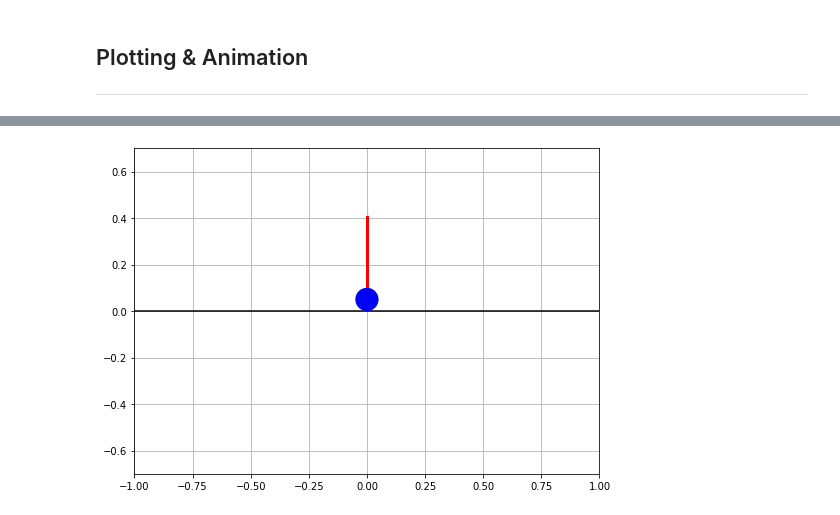
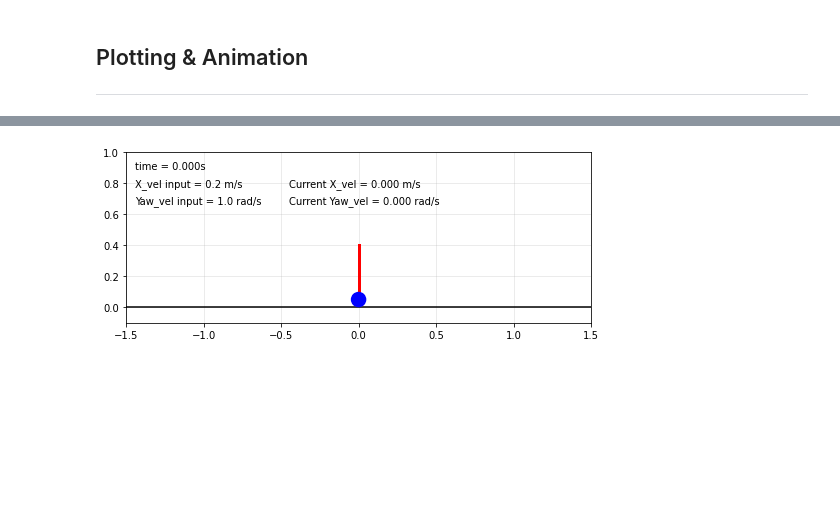
Before and after one commit to Brazilian-Institute-of-Robotics/bir_bbot, a Jupyter notebook: Model_simulation/control_notebook_noise.ipynb, the cells around one changed output, grey strips where cells are left out. Saved outputs shown, nothing was run; the diff lists cells and outputs as text; code cells hidden in the pictures; blank space fills up the shorter version.

```diff
--- a/Model_simulation/control_notebook_noise.ipynb
+++ b/Model_simulation/control_notebook_noise.ipynb
@@ -526,10 +526,10 @@ while simulator.successful() and simulator.t <= t1:                 # Simulation
     history = np.hstack((history,np.array([simulator.integrate(simulator.t+dt)]).reshape(4,1) + np.random.rand(4,1)*mag_NOISE_y))        # Simulate one time step and save in history
     # time_history.append(simulator.t+dt)
 
-    if simulator.t > 5:                         # Apply a reference change for X and Yaw vel
+    if simulator.t > 3:                         # Apply a reference change for X and Yaw vel
         x_yaw_refs = np.array([-0.3, 0])
 
-    if simulator.t > 3 and simulator.t < 4: uIMPULSE = 0.5                      # Apply a torque pulse as external disturbance from time 3 - 4
+    if simulator.t > 6 and simulator.t < 7: uIMPULSE = 0.8                      # Apply a torque pulse as external disturbance from time 3 - 4
     # elif simulator.t in time_history[int(3/dt):int(4/dt)]: uIMPULSE = -0.3
     else: uIMPULSE = 0.0
     controller_time += 1
@@ -610,39 +610,68 @@ plt.grid()
 # %%
 #Generates an animation using Matplotlib
 
 from matplotlib.patches import Circle
 from matplotlib.animation import FuncAnimation
 
-xlim = (-1,1)
-ylim = (-0.7,0.7)
+xlim = (-1.5,1.5)
+ylim = (-0.1,1.0)
 
 fig = plt.figure(figsize=(8.3333, 7.25), dpi=72) #figsize=(8.3333, 7.25), dpi=72
 ax = fig.add_subplot(111,xlim=xlim,ylim=ylim)
 ax.set_aspect('equal')
-ax.grid()
+ax.grid(alpha = 0.3)
 
 height = 0.354
 
 ax.plot([xlim[0],xlim[1]],[0,0],'-k')         # Ground
 
 pend_rod, = ax.plot([x_pos[0], x_pos[0]+height*np.math.sin(history[3,0])],[r_v[1],r_v[1] + height*np.math.cos(history[3,0])], 'r', lw=3)
 pend_wheel = ax.add_patch(Circle((x_pos[0],r_v[1]), r_v[1], fc='b', zorder=3))
+time_template = 'time = %.3fs'
+x_ref_template = 'X_vel input = %.1f m/s'
+yaw_ref_template = 'Yaw_vel input = %.1f rad/s'
+
+x_curr_template = 'Current X_vel = %.3f m/s'
+yaw_curr_template = 'Current Yaw_vel = %.3f rad/s'
+
+
+time_text = ax.text(0.02, 0.9, '', transform=ax.transAxes)
+x_ref_text = ax.text(0.02, 0.8, '', transform=ax.transAxes)
+yaw_ref_text = ax.text(0.02, 0.7, '', transform=ax.transAxes)
+x_curr_text = ax.text(0.35, 0.8, '', transform=ax.transAxes)
+yaw_curr_text = ax.text(0.35, 0.7, '', transform=ax.transAxes)
 
 def init_anim():
   pend_rod, = ax.plot([x_pos[0], x_pos[0]+height*np.math.sin(history[3,0])],[r_v[1],r_v[1] + height*np.math.cos(history[3,0])], 'r', lw=3)
   pend_wheel = ax.add_patch(Circle((x_pos[0],r_v[1]), r_v[1], fc='b', zorder=3))
-  return pend_rod, pend_wheel
+  time_text.set_text('')
+  x_ref_text.set_text('')
+  yaw_ref_text.set_text('')
+  x_curr_text.set_text('')
+  yaw_curr_text.set_text('')
+  return pend_rod, pend_wheel, time_text, x_ref_text, yaw_ref_text, x_curr_text, yaw_curr_text
 
 def animate(i):
   xaxis = [x_pos[i], x_pos[i] + height*np.math.sin(history[3,i])]
   yaxis = [r_v[1], r_v[1] + height*np.math.cos(history[3,i])]
-
   pend_rod.set_data(xaxis,yaxis)
   pend_wheel.set_center((x_pos[i],r_v[1]))
-  return pend_rod, pend_wheel
+
+  time_text.set_text(time_template % (time_history[i]))
+  x_curr_text.set_text(x_curr_template % (history[0,i]))
+  yaw_curr_text.set_text(yaw_curr_template % (history[2,i]))
+
+  if time_history[i] > 3:
+    x_ref_text.set_text(x_ref_template % (-0.3))
+    yaw_ref_text.set_text(yaw_ref_template % (0.0))
+  else:
+    x_ref_text.set_text(x_ref_template % (0.2))
+    yaw_ref_text.set_text(yaw_ref_template % (1.0))
+
+  return pend_rod, pend_wheel, time_text, x_ref_text, yaw_ref_text
 
 anim = FuncAnimation(fig, animate,frames=len(time_history),interval=10,blit=True)
 # %% [output]
-[figure, old version]
+[figure, new version]
 # %%
 anim.save("Gifs/disturbance3.gif", fps=36) #Generates a .gif for the animation
```
Also changed, not shown: parts of 1 cell of this notebook, 1 other file.
